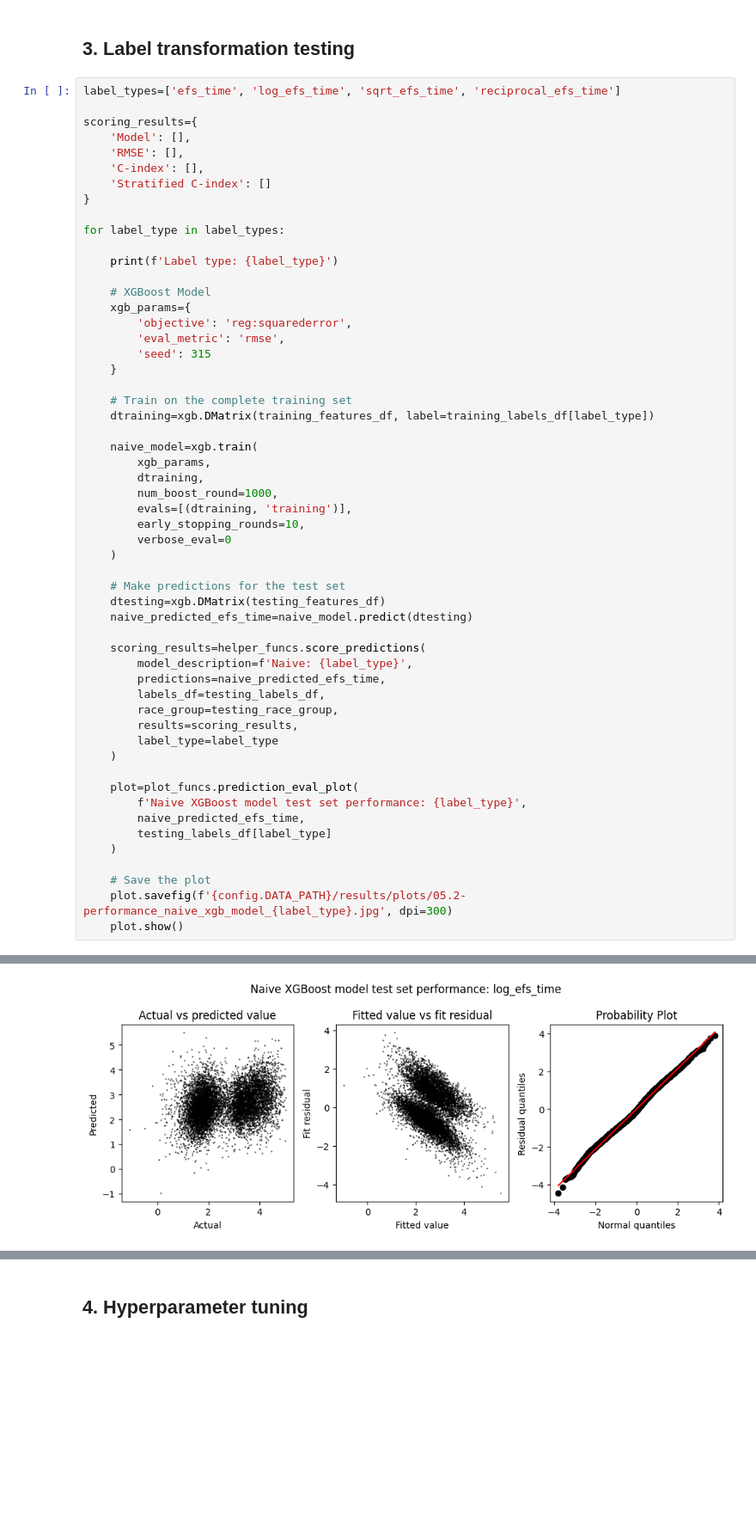
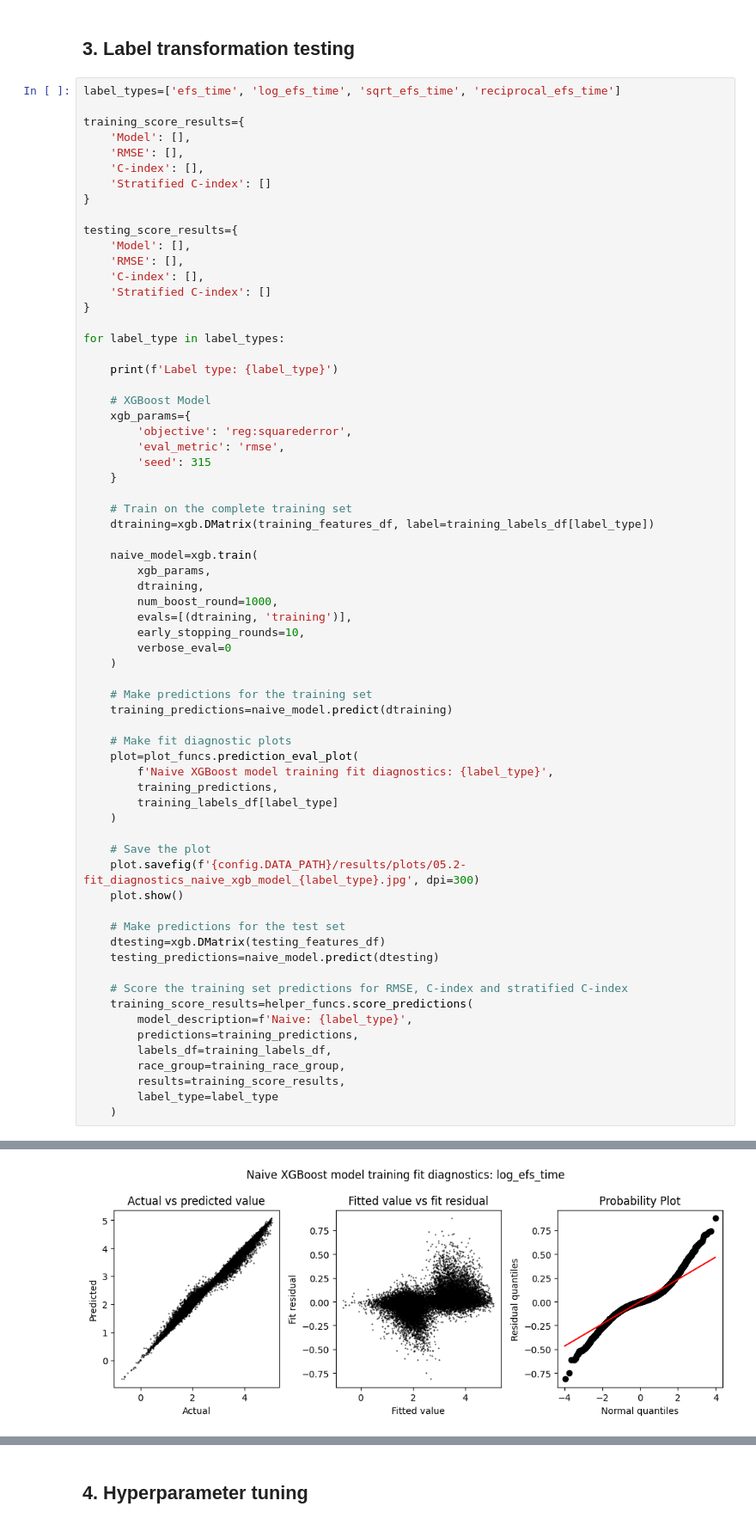
Before and after one commit to gperdrizet/HSCT_survival, a Jupyter notebook: notebooks/05.2-XGBoost_regression_model.ipynb, the cells around one changed output, grey strips where cells are left out. Shown at 86% size. Saved outputs shown, nothing was run; the diff lists cells and outputs as text; blank space fills up the shorter version.

Commit message:
Updated performance plots and scoring so we are not constantly peeking at the testing data.

```diff
--- a/notebooks/05.2-XGBoost_regression_model.ipynb
+++ b/notebooks/05.2-XGBoost_regression_model.ipynb
@@ -87,7 +98,14 @@ testing_labels_df['reciprocal_efs_time']=1/testing_labels_df['efs_time']
 # %%
 label_types=['efs_time', 'log_efs_time', 'sqrt_efs_time', 'reciprocal_efs_time']
 
-scoring_results={
+training_score_results={
+    'Model': [],
+    'RMSE': [],
+    'C-index': [],
+    'Stratified C-index': []
+}
+
+testing_score_results={
     'Model': [],
     'RMSE': [],
     'C-index': [],
@@ -117,27 +135,32 @@ for label_type in label_types:
         verbose_eval=0
     )
 
-    # Make predictions for the test set
-    dtesting=xgb.DMatrix(testing_features_df)
-    naive_predicted_efs_time=naive_model.predict(dtesting)
+    # Make predictions for the training set
+    training_predictions=naive_model.predict(dtraining)
 
-    scoring_results=helper_funcs.score_predictions(
-        model_description=f'Naive: {label_type}',
-        predictions=naive_predicted_efs_time,
-        labels_df=testing_labels_df,
-        race_group=testing_race_group,
-        results=scoring_results,
-        label_type=label_type
-    )
-
+    # Make fit diagnostic plots
     plot=plot_funcs.prediction_eval_plot(
-        f'Naive XGBoost model test set performance: {label_type}',
-        naive_predicted_efs_time,
-        testing_labels_df[label_type]
+        f'Naive XGBoost model training fit diagnostics: {label_type}',
+        training_predictions,
+        training_labels_df[label_type]
     )
 
     # Save the plot
-    plot.savefig(f'{config.DATA_PATH}/results/plots/05.2-performance_naive_xgb_model_{label_type}.jpg', dpi=300)
+    plot.savefig(f'{config.DATA_PATH}/results/plots/05.2-fit_diagnostics_naive_xgb_model_{label_type}.jpg', dpi=300)
     plot.show()
+
+    # Make predictions for the test set
+    dtesting=xgb.DMatrix(testing_features_df)
+    testing_predictions=naive_model.predict(dtesting)
+
+    # Score the training set predictions for RMSE, C-index and stratified C-index
+    training_score_results=helper_funcs.score_predictions(
+        model_description=f'Naive: {label_type}',
+        predictions=training_predictions,
+        labels_df=training_labels_df,
+        race_group=training_race_group,
+        results=training_score_results,
+        label_type=label_type
+    )
 # %% [output]
 Label type: efs_time
@@ -145,3 +168,3 @@ Label type: efs_time
 Label type: log_efs_time
-[figure, old version]
+[figure, new version]
 Label type: sqrt_efs_time
```
Also changed, not shown: parts of 13 cells of this notebook.
